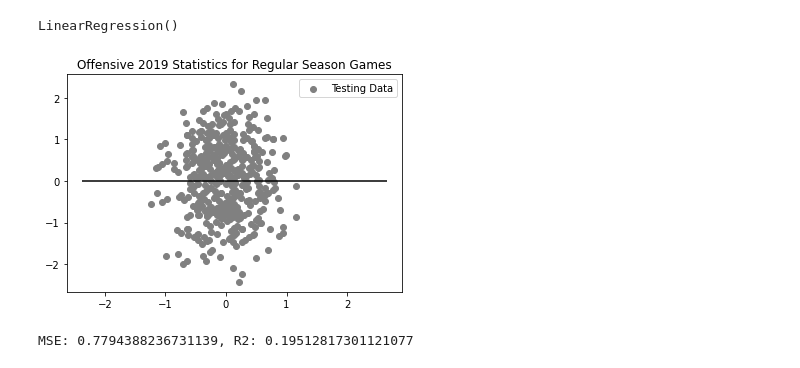
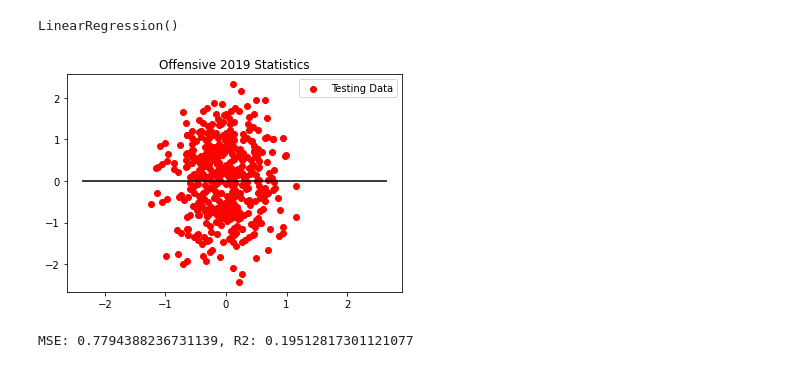
Before and after one commit to Vejaem/Final-Project, a Jupyter notebook: win_stats_seeded_teams.ipynb, the cells around one changed output. Drawn from its saved outputs; the diff is of its cells as text; code cells hidden in the pictures.

Commit message:
Adding file for seeded teams

```diff
--- a/win_stats_seeded_teams.ipynb
+++ b/win_stats_seeded_teams.ipynb
@@ -54,7 +85,7 @@ ncaa_2019_df.head()
 # %%
 # renmae columns
 
-ncaa_2019_df.rename({'ADJOE':'Offensive Efficency',
+seeded_teams_df.rename({'ADJOE':'Offensive Efficency',
             'ADJDE':'Defensive Efficency',
             'BARTHAG':'Power Rating',
             'TWO_P_O':'Two Pointer Percentage',
@@ -63,7 +94,7 @@ ncaa_2019_df.rename({'ADJOE':'Offensive Efficency',
             'THREE_P_D':'Three Point Percentage Allowed',
             'ADJ_T':'Posessions Per Game'},
             axis=1, inplace=True)
-ncaa_2019_df
+seeded_teams_df
 # %% [output]
 |  | G | W | Offensive Efficency | Defensive Efficency | Power Rating | Two Pointer Percentage | ... |
 | 0 | 40 | 33 | 123.3 | 94.9 | 0.9531 | 53.9 | ... |
@@ -82,8 +113,8 @@ ncaa_2019_df
 # Assign X (data) and y (target)
 
 ### BEGIN SOLUTION
-X = ncaa_2019_df[['Three Pointer Percentage']]
-y = ncaa_2019_df['W'].values.reshape(-1, 1)
+X = seeded_teams_df[['Three Pointer Percentage']]
+y = seeded_teams_df['W'].values.reshape(-1, 1)
 print(X.shape, y.shape)
 ### END SOLUTION
 # %% [output]
@@ -127,20 +158,20 @@ LinearRegression()
 # %%
 # Make predictions using a fitted model
 # Plot the difference between the model predicted values and actual y values, versus the model predicted values
 # Hint: You can predict values of X training and testing data using the model.predict() method on a fitted model
 
 ### BEGIN SOLUTION
 predictions = model.predict(X_test_scaled)
 model.fit(X_train_scaled, y_train_scaled)
 # plt.scatter(model.predict(X_train_scaled), model.predict(X_train_scaled) - y_train_scaled, c="red", label="Training Data")
-plt.scatter(model.predict(X_test_scaled), model.predict(X_test_scaled) - y_test_scaled, c="gray", label="Testing Data")
+plt.scatter(model.predict(X_test_scaled), model.predict(X_test_scaled) - y_test_scaled, c="red", label="Testing Data")
 plt.legend()
 plt.hlines(y=0, xmin=y_test_scaled.min(), xmax=y_test_scaled.max())
-plt.title("Offensive 2019 Statistics for Regular Season Games")
+plt.title("Offensive 2019 Statistics")
 plt.show()
 ### END SOLUTION
 # %% [output]
-[figure, old version]
+[figure, new version]
 # %%
 # Used X_test_scaled, y_test_scaled, and model.predict(X_test_scaled) to calculate MSE and R2
 
```
Also changed, not shown: parts of 4 cells of this notebook.
